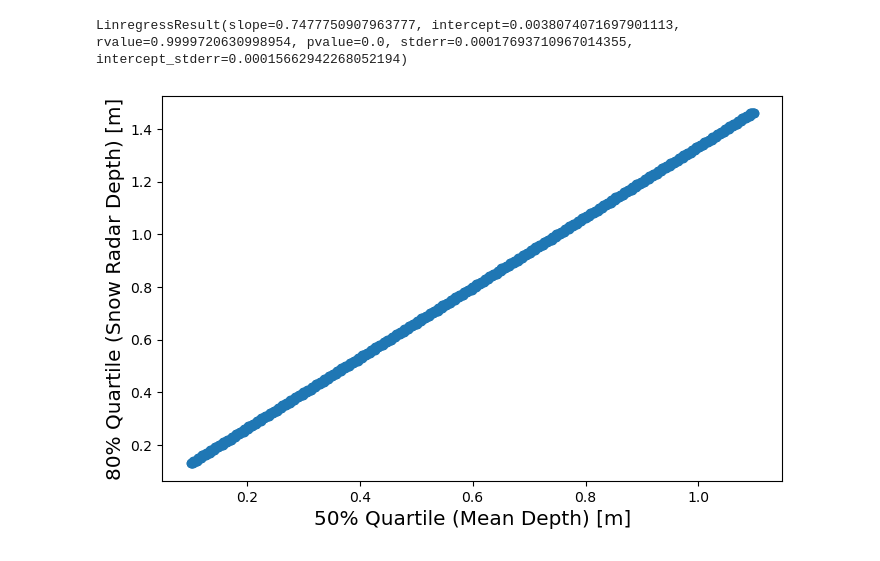
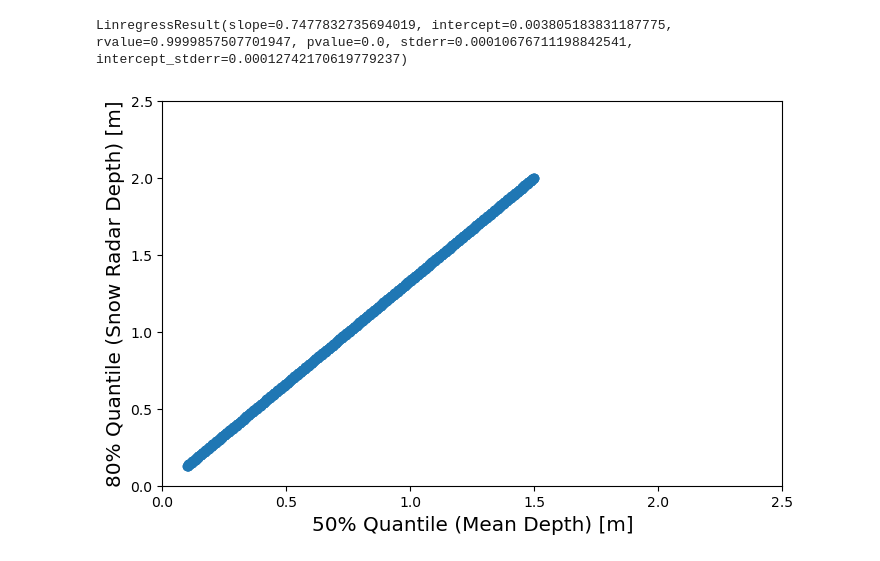
Before and after one commit to robbiemallett/sub_km, a Jupyter notebook: notebooks/torbjorn.ipynb, the cells around one changed output. Saved outputs shown, nothing was run; the diff lists cells and outputs as text; code cells hidden in the pictures.

```diff
--- a/notebooks/torbjorn.ipynb
+++ b/notebooks/torbjorn.ipynb
@@ -13,32 +6,37 @@ import pandas as pd
-# %%
-statistics = pickle.load(open('../pickles/statistics.p','rb'))
-
-tiny_bin_edges = np.arange(0,2,0.01)
-
-mean_depths = np.arange(0.1,1.1,0.001)
-
-quan80 = []
-
-for mean_depth in mean_depths:
-
-    bc, ft = tools.depth_distribution_from_depth(mean_depth,tiny_bin_edges,statistics=statistics['all'])
-
-    # Calculate Lognormal distribution based on some mean depth
-
-    thresh80arg = np.argmax(np.cumsum(ft)>0.8) #Calculate 80% quantile
-
-    thresh80dep = tiny_bin_edges[thresh80arg]
-
-    quan80.append( thresh80dep )
-
-fig, ax1 = plt.subplots(1,1,figsize=(8,5))
-
-ax1.scatter(mean_depths,quan80)
-ax1.set_xlabel('50% Quartile (Mean Depth) [m]',fontsize='x-large')
-ax1.set_ylabel('80% Quartile (Snow Radar Depth) [m]',fontsize='x-large')
-
-lr = linregress(quan80,mean_depths)
-lr
-# %% [output]
-LinregressResult(slope=0.7477750907963777, intercept=0.0038074071697901113, rvalue=0.9999720630998954, pvalue=0.0, stderr=0.00017693710967014355, intercept_stderr=0.00015662942268052194)
-[figure, removed]
+# %%
+statistics = {'all': {'a': 2.542562886886376,
+  'loc': -1.114525560819975,
+  'scale': 1.4973819434202296,
+  'CV': 0.41696167189340216,
+  'n': 33539},}
+# %%
+tiny_bin_edges = np.arange(0,5,0.01)
+
+mean_depths = np.arange(0.1,1.5,0.001)
+
+quan80 = []
+
+for mean_depth in mean_depths:
+
+    bc, ft = tools.depth_distribution_from_depth(mean_depth,tiny_bin_edges,statistics=statistics['all'])
+
+    # Calculate Lognormal distribution based on some mean depth
+
+    thresh80arg = np.argmax(np.cumsum(ft)>0.8) #Calculate index of 80% quantile; You could set another number here (90%,75%, whatever)
+
+    thresh80dep = tiny_bin_edges[thresh80arg] #Convert index to snow depth
+
+    quan80.append( thresh80dep )
+
+fig, ax1 = plt.subplots(1,1,figsize=(8,5))
+
+ax1.scatter(mean_depths,quan80)
+ax1.set_xlabel('50% Quantile (Mean Depth) [m]',fontsize='x-large')
+ax1.set_ylabel('80% Quantile (Snow Radar Depth) [m]',fontsize='x-large')
+ax1.set_ylim(0,2.5)
+ax1.set_xlim(0,2.5)
+lr = linregress(quan80,mean_depths)
+lr
+# %% [output]
+LinregressResult(slope=0.7477832735694019, intercept=0.003805183831187775, rvalue=0.9999857507701947, pvalue=0.0, stderr=0.00010676711198842541, intercept_stderr=0.00012742170619779237)
+[figure, added]
```
Also changed, not shown: parts of 1 cell of this notebook.
